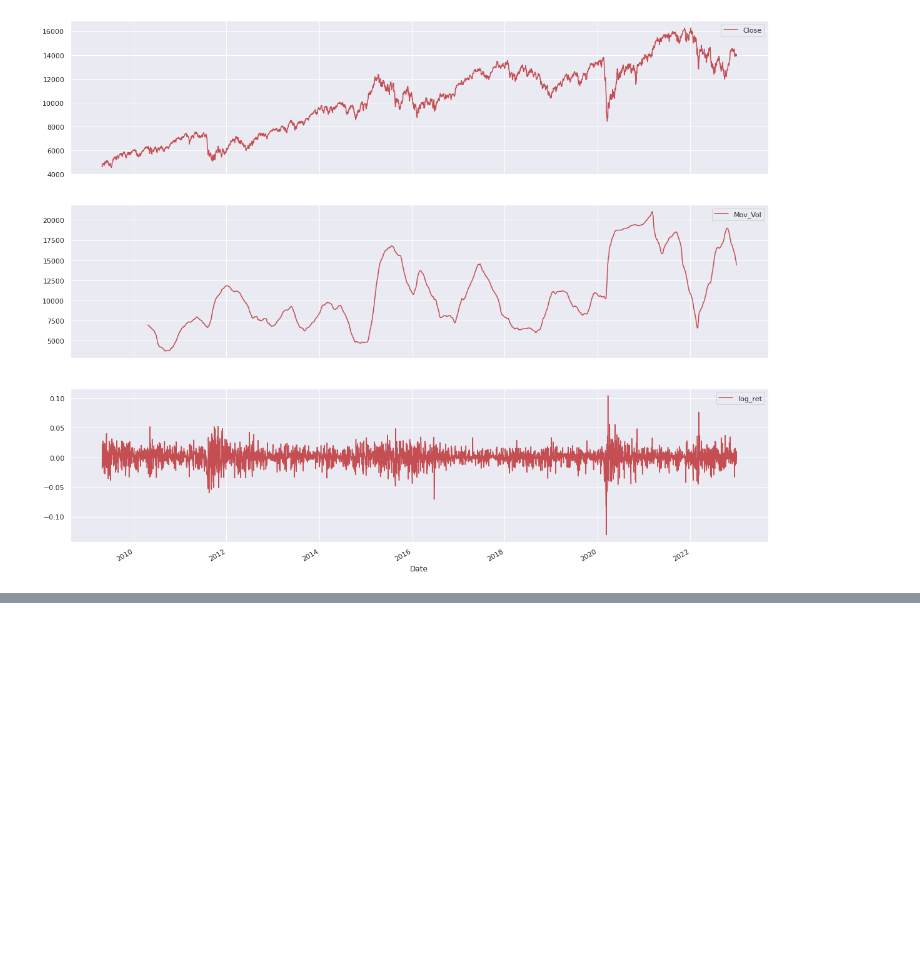
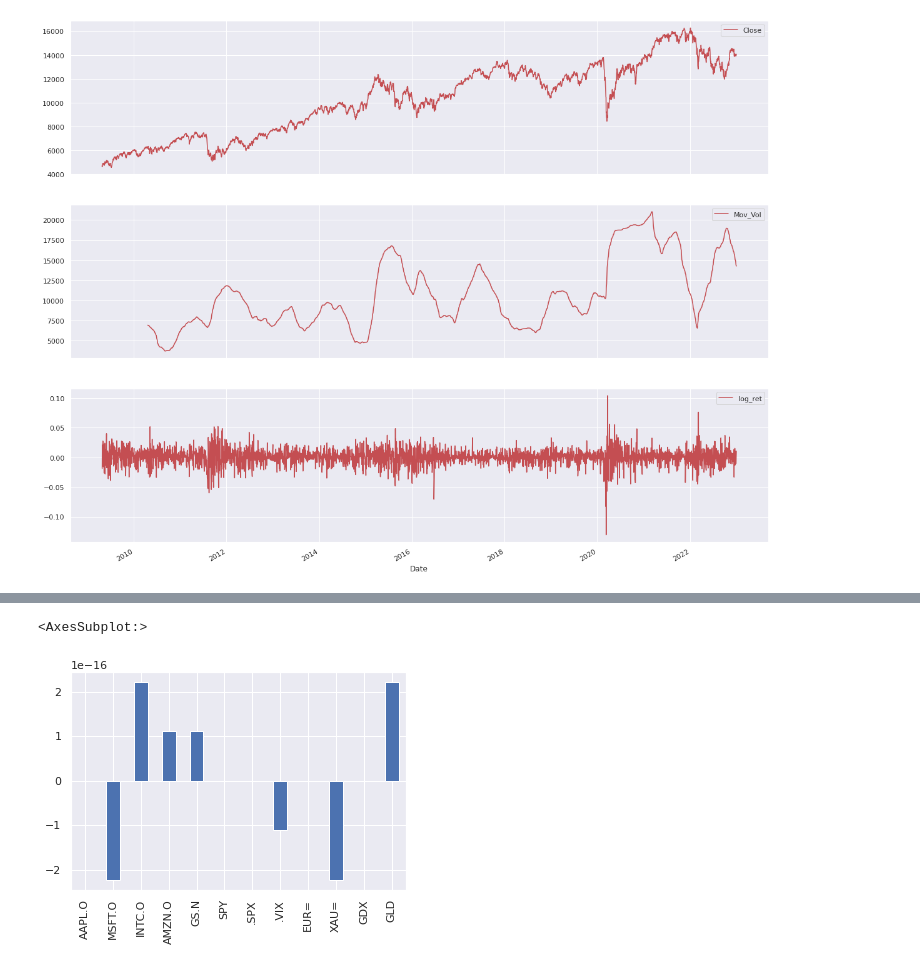
Before and after one commit to bhavinmoriya/Python-for-Financial-Analysis-and-Algorithmic-Trading, a Jupyter notebook: python-for-finance-financial-data-analysis.ipynb, the cells around one changed output, grey strips where cells are left out. Cells and saved outputs as stored; diff of their text form; code cells hidden in the pictures; blank space fills up the shorter version.

```diff
--- a/python-for-finance-financial-data-analysis.ipynb
+++ b/python-for-finance-financial-data-analysis.ipynb
@@ -124,0 +314,3 @@ datetime.datetime(2009, 4, 25, 1, 38, 43, 982551)
+# %%
+rets = np.log(data / data.shift(1))
+rets
@@ -124,0 +367,8 @@ datetime.datetime(2009, 4, 25, 1, 38, 43, 982551)
+# %%
+# as we said,
+# np.exp(rets.cumsum()) # i-th row gives the data[i]-data[0]
+
+(data.iloc[10,:]/ data.iloc[0,:]- np.exp(rets.cumsum()).iloc[10,:]).plot(kind='bar')
+# %% [output]
+<AxesSubplot:>
+[figure, added]
```
Also changed, not shown: parts of 59 cells of this notebook.
